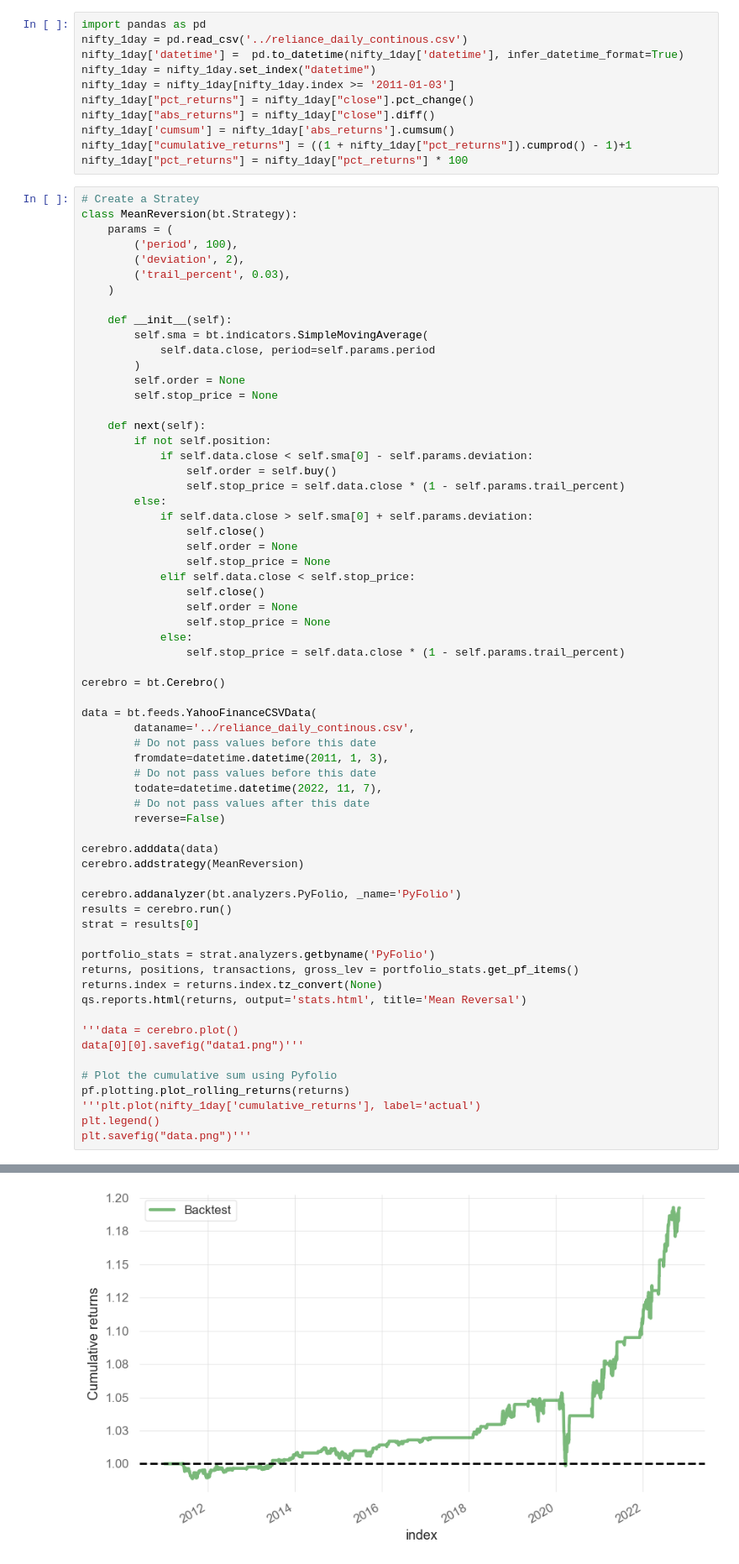
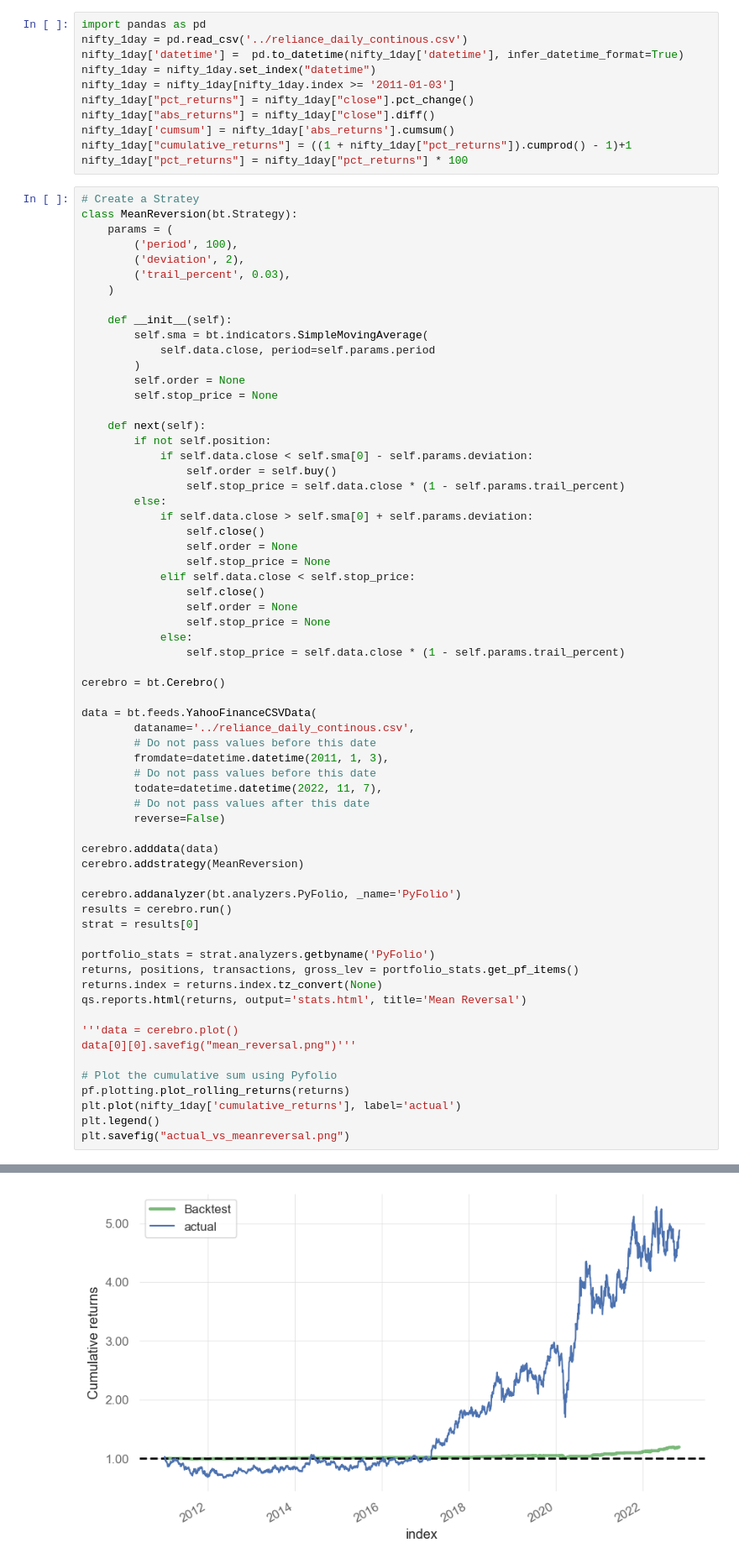
Before and after one commit to intilt/Intrade_ai, a Jupyter notebook: Notebooks/Reliance strategies/Mean Reversal/mean_reversal.ipynb, the cells around one changed output, grey strips where cells are left out. Shown: that part at 84% size. Cells and saved outputs as stored; diff of their text form.

```diff
--- a/Notebooks/Reliance strategies/Mean Reversal/mean_reversal.ipynb
+++ b/Notebooks/Reliance strategies/Mean Reversal/mean_reversal.ipynb
@@ -74,11 +74,11 @@ returns.index = returns.index.tz_convert(None)
 qs.reports.html(returns, output='stats.html', title='Mean Reversal')
 
 '''data = cerebro.plot()
-data[0][0].savefig("data1.png")'''
+data[0][0].savefig("mean_reversal.png")'''
 
 # Plot the cumulative sum using Pyfolio
 pf.plotting.plot_rolling_returns(returns)
-'''plt.plot(nifty_1day['cumulative_returns'], label='actual')
+plt.plot(nifty_1day['cumulative_returns'], label='actual')
 plt.legend()
-plt.savefig("data.png")'''
+plt.savefig("actual_vs_meanreversal.png")
 # %% [output]
@@ -86 +85 @@ plt.savefig("data.png")'''
-[figure, old version]
+[figure, new version]
```
Also changed, not shown: parts of 3 cells of this notebook, 56 other files.
